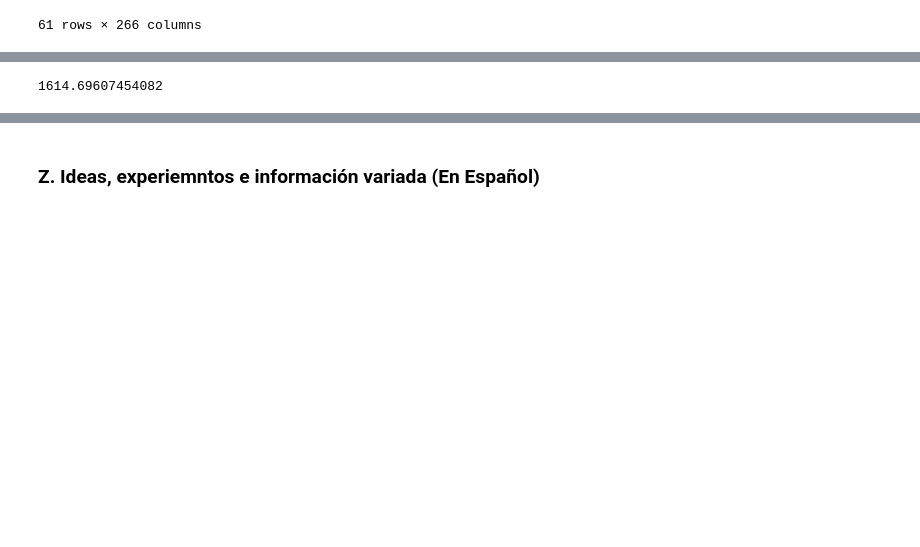
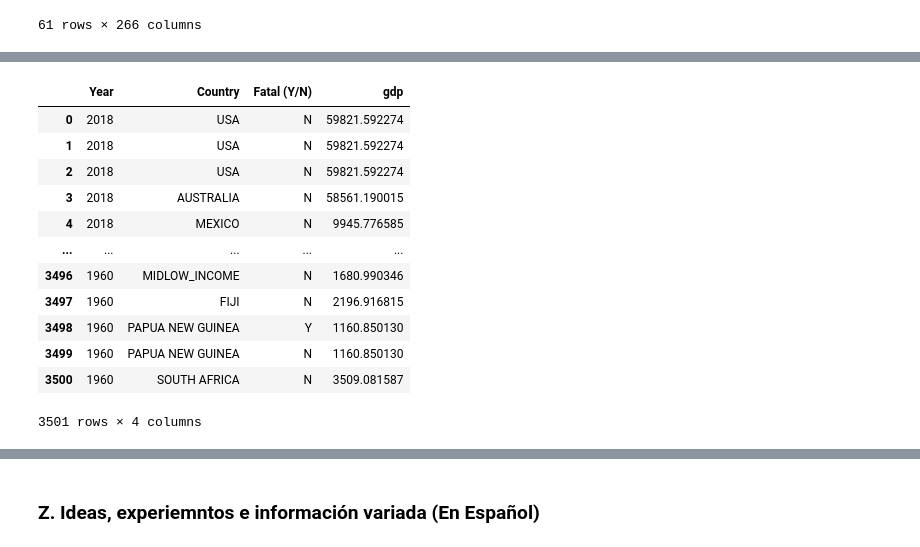
Before and after one commit to DiSanchz/data-cleaning-pandas, a Jupyter notebook: clean.ipynb, the cells around one changed output, grey strips where cells are left out. Saved outputs shown, nothing was run; the diff lists cells and outputs as text; code cells hidden in the pictures; blank space fills up the shorter version.

```diff
--- a/clean.ipynb
+++ b/clean.ipynb
@@ -873,4 +900,35 @@ for i in paises_small:
-# %%
-rentamedia['VIETNAM']
-# %% [output]
-1614.69607454082
+# %%
+#now we change the value for the "Country" column of the main dataframe for those countries with few observations
+#according to their mean income the period. A new name is assigned to the resulting dataframe to accout for the changes
+
+for i in paises_small:
+    if i in paises_low:
+        attacks_1_4_3_gdp2.replace(i, "LOW_INCOME", inplace=True)
+    if i in paises_midlow:
+        attacks_1_4_3_gdp2.replace(i, "MIDLOW_INCOME", inplace=True)
+    if i in paises_midupp:
+        attacks_1_4_3_gdp2.replace(i, "MIDUPP_INCOME", inplace=True)
+    if i in paises_hig:
+        attacks_1_4_3_gdp2.replace(i, "HIGH_INCOME", inplace=True)
+
+attacks_1_4_3_gdp3 = attacks_1_4_3_gdp2
+# %%
+#taking a look at our newest dataframe
+
+display(attacks_1_4_3_gdp3)
+attacks_1_4_3_gdp3.shape
+b_list = list(attacks_1_4_3_gdp3["Country"].unique())
+# %% [output]
+|  | Year | Country | Fatal (Y/N) | gdp |
+| 0 | 2018 | USA | N | 59821.592274 |
+| 1 | 2018 | USA | N | 59821.592274 |
+| 2 | 2018 | USA | N | 59821.592274 |
+| 3 | 2018 | AUSTRALIA | N | 58561.190015 |
+| 4 | 2018 | MEXICO | N | 9945.776585 |
+| ... | ... | ... | ... | ... |
+| 3496 | 1960 | MIDLOW_INCOME | N | 1680.990346 |
+| 3497 | 1960 | FIJI | N | 2196.916815 |
+| 3498 | 1960 | PAPUA NEW GUINEA | Y | 1160.850130 |
+| 3499 | 1960 | PAPUA NEW GUINEA | N | 1160.850130 |
+| 3500 | 1960 | SOUTH AFRICA | N | 3509.081587 |
+3501 rows × 4 columns
```
Also changed, not shown: parts of 9 cells of this notebook.
